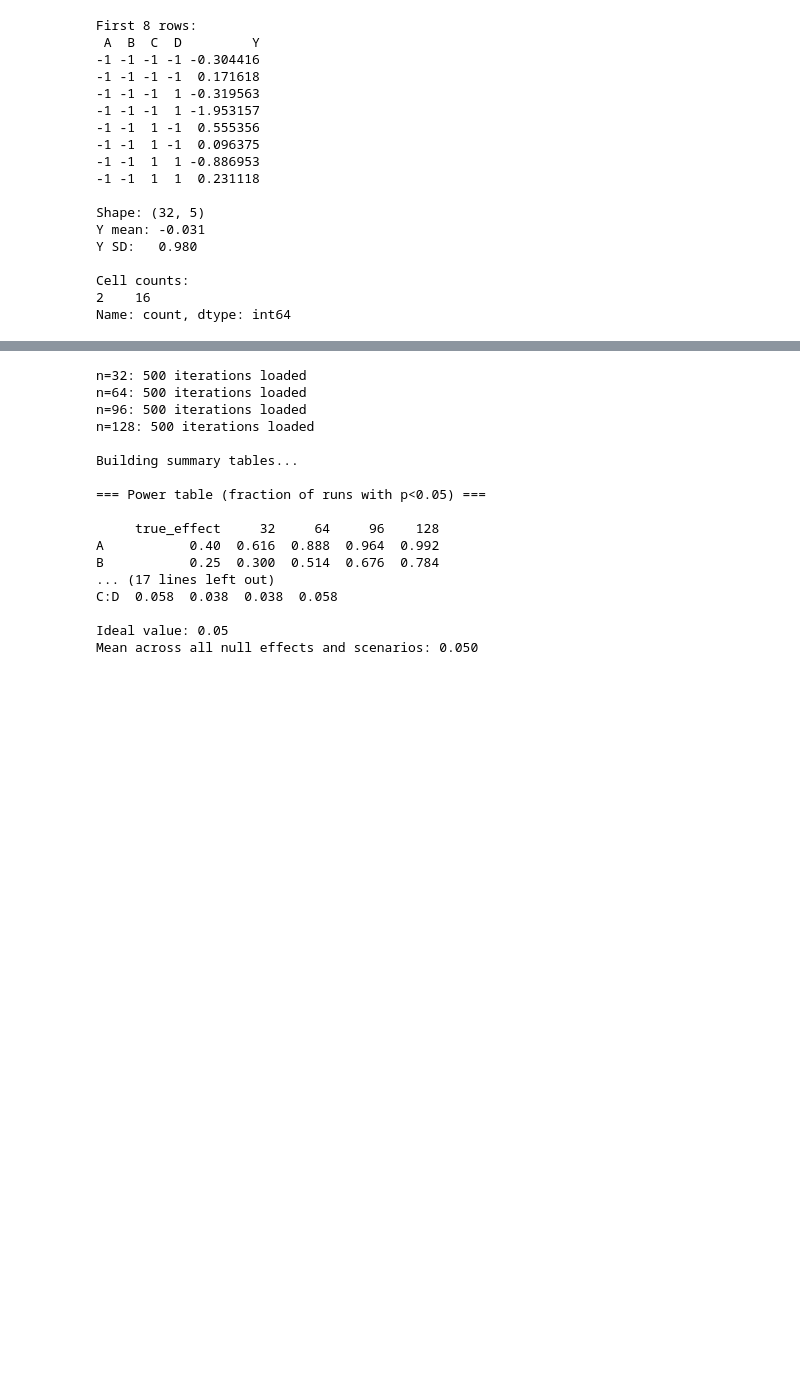
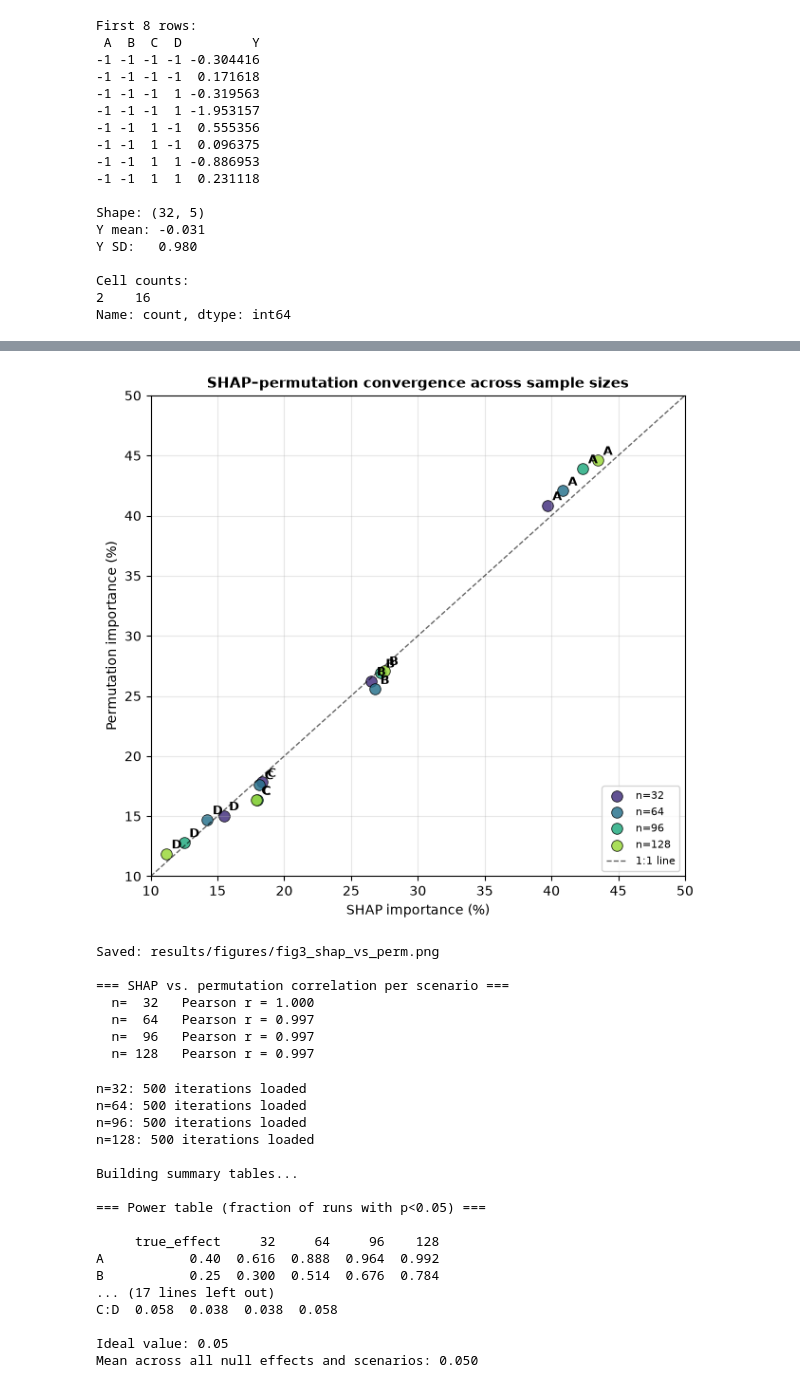
Before and after one commit to mbbagherieh/FAME-Factorial-Analysis-ML-Engine, a Jupyter notebook: simulation/run_simulation.ipynb, the cells around one changed output, grey strips where cells are left out. Saved outputs shown, nothing was run; the diff lists cells and outputs as text; code cells hidden in the pictures; blank space fills up the shorter version.

```diff
--- a/simulation/run_simulation.ipynb
+++ b/simulation/run_simulation.ipynb
@@ -648,3 +1060,55 @@ All scenarios complete at 19:17:30
+# %%
+# Figure 3 (regenerated): SHAP vs. permutation convergence.
+
+fig, ax = plt.subplots(figsize=(6.5, 6))
+
+n_colors = plt.cm.viridis(np.linspace(0.15, 0.85, len(SAMPLE_SIZES)))
+
+for n, color in zip(SAMPLE_SIZES, n_colors):
+    shap_m = agg[n]['shap_mean']
+    perm_m = agg[n]['perm_mean']
+    for f in FACTOR_NAMES:
+        ax.scatter(shap_m[f], perm_m[f], s=70, color=color,
+                   edgecolor='black', linewidth=0.6, alpha=0.85,
+                   label=f"n={n}" if f == FACTOR_NAMES[0] else None)
+        ax.annotate(f, (shap_m[f], perm_m[f]),
+                    xytext=(4, 4), textcoords='offset points',
+                    fontsize=9, fontweight='bold')
+
+lims = [10, 50]
+ax.plot(lims, lims, 'k--', linewidth=1, alpha=0.6, label='1:1 line')
+
+ax.set_xlim(lims)
+ax.set_ylim(lims)
+ax.set_xlabel('SHAP importance (%)', fontsize=10)
+ax.set_ylabel('Permutation importance (%)', fontsize=10)
+ax.set_title('SHAP–permutation convergence across sample sizes',
+             fontsize=11, fontweight='bold')
+ax.grid(alpha=0.3)
+ax.legend(fontsize=8, loc='lower right')
+
+fig.tight_layout()
+out_path = os.path.join(FIGURES_DIR, 'fig3_shap_vs_perm.png')
+fig.savefig(out_path, dpi=300, bbox_inches='tight')
+plt.show()
+print(f"\nSaved: {out_path}")
+
+# Convergence metric
+print("\n=== SHAP vs. permutation correlation per scenario ===")
+for n in SAMPLE_SIZES:
+    shap_v = np.array([agg[n]['shap_mean'][f] for f in FACTOR_NAMES])
+    perm_v = np.array([agg[n]['perm_mean'][f] for f in FACTOR_NAMES])
+    r = np.corrcoef(shap_v, perm_v)[0, 1]
+    print(f"  n={n:4d}   Pearson r = {r:.3f}")
+# %% [output]
+[figure, added]
+Saved: results/figures/fig3_shap_vs_perm.png
+
+=== SHAP vs. permutation correlation per scenario ===
+  n=  32   Pearson r = 1.000
+  n=  64   Pearson r = 0.997
+  n=  96   Pearson r = 0.997
+  n= 128   Pearson r = 0.997
 # %%
 # Load all four scenarios from disk and build the summary tables.
 
```
Also changed, not shown: parts of 12 cells of this notebook, 15 other files.
